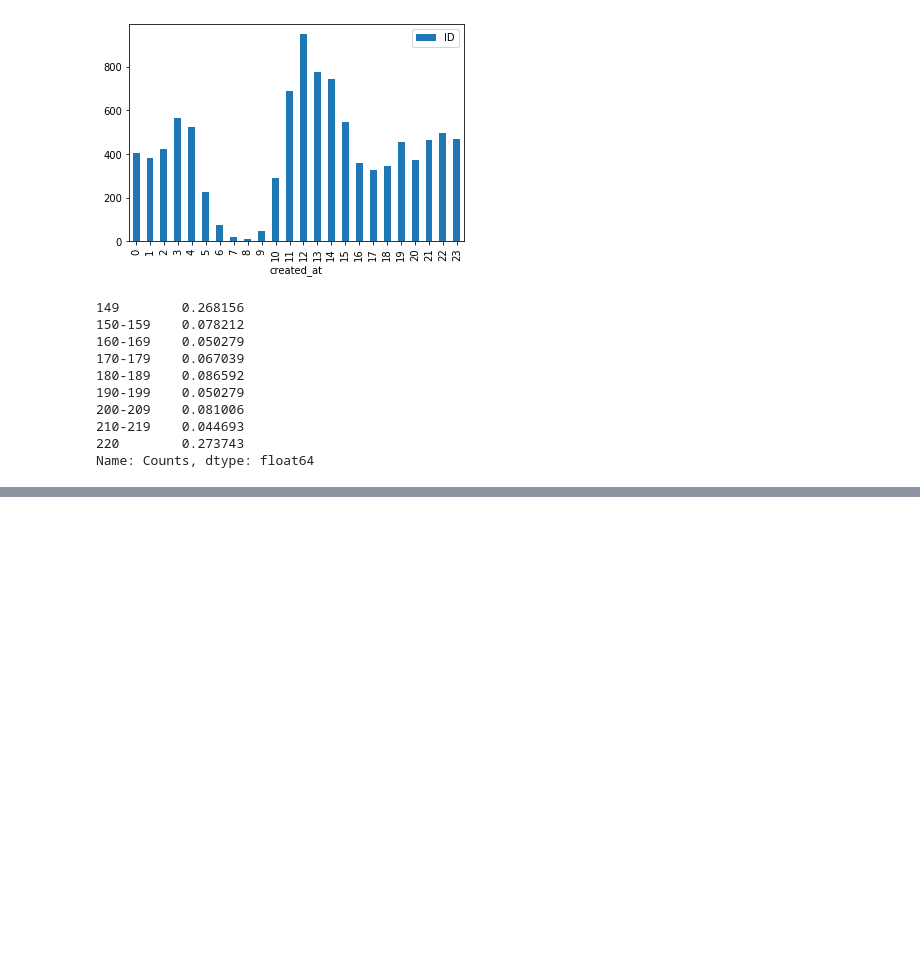
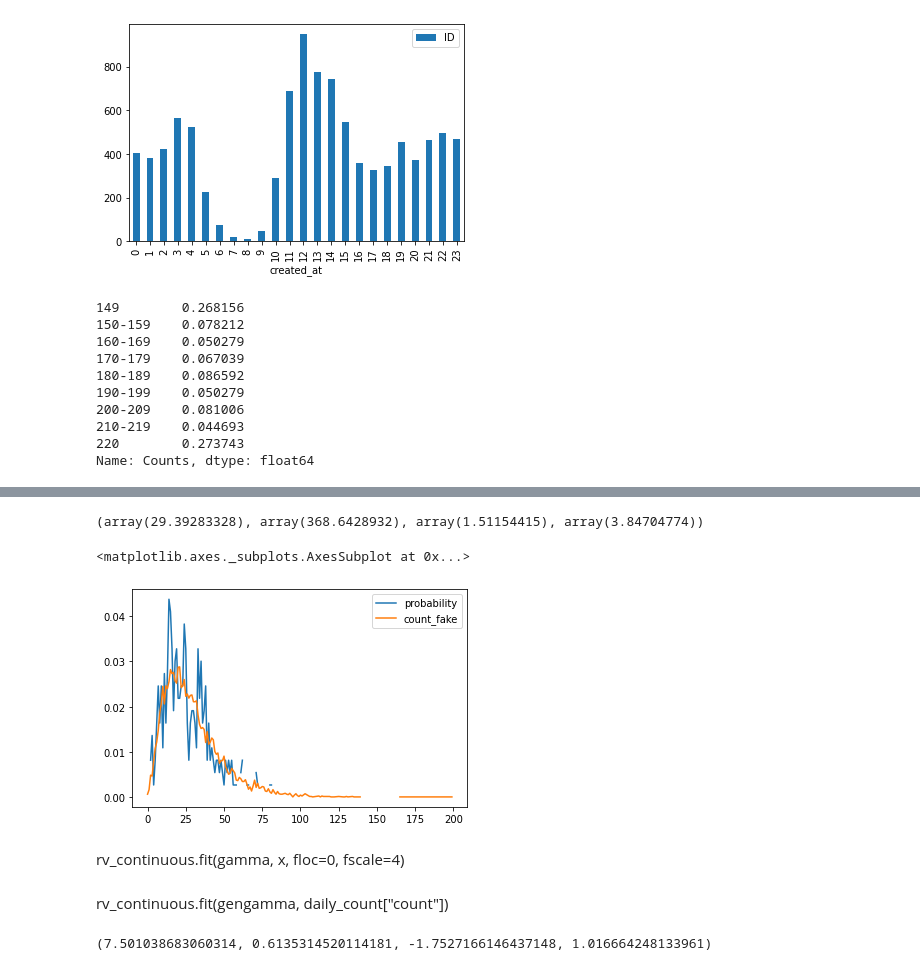
Before and after one commit to chondromalasia/trump_tweets, a Jupyter notebook: notebooks/EDA realDonaldTrump.ipynb, the cells around one changed output, grey strips where cells are left out. Saved outputs shown, nothing was run; the diff lists cells and outputs as text; code cells hidden in the pictures; blank space fills up the shorter version.

```diff
--- a/notebooks/EDA realDonaldTrump.ipynb
+++ b/notebooks/EDA realDonaldTrump.ipynb
@@ -287,0 +372,34 @@ Name: Counts, dtype: float64
+# %%
+k=7.5
+w=0.6
+loc=-1.75
+scale=1.01
+
+rv = gengamma(k,w,loc=loc,scale=scale)
+
+print(rv.stats(moments="mvsk"))
+
+r = rv.rvs(size=10000)
+
+#plt.hist(r)
+
+
+r.round().astype(int)
+
+fake = pd.DataFrame.from_dict(Counter(r.round().astype(int)), orient='index', columns=['count_fake']).sort_index()
+
+fake["count_fake"] = fake["count_fake"]/fake["count_fake"].sum()
+
+pd.concat([daily_count['probability'], fake], axis=1).plot()
+# %% [output]
+(array(29.39283328), array(368.6428932), array(1.51154415), array(3.84704774))
+<matplotlib.axes._subplots.AxesSubplot at 0x...>
+[figure, added]
+# %% [markdown]
+rv_continuous.fit(gamma, x, floc=0, fscale=4)
+# %% [markdown]
+rv_continuous.fit(gengamma, daily_count["count"])
+# %%
+gengamma.fit(by_day["ID"])
+# %% [output]
+(7.501038683060314, 0.6135314520114181, -1.7527166146437148, 1.016664248133961)
```
Also changed, not shown: parts of 32 cells of this notebook, 1 other file.
